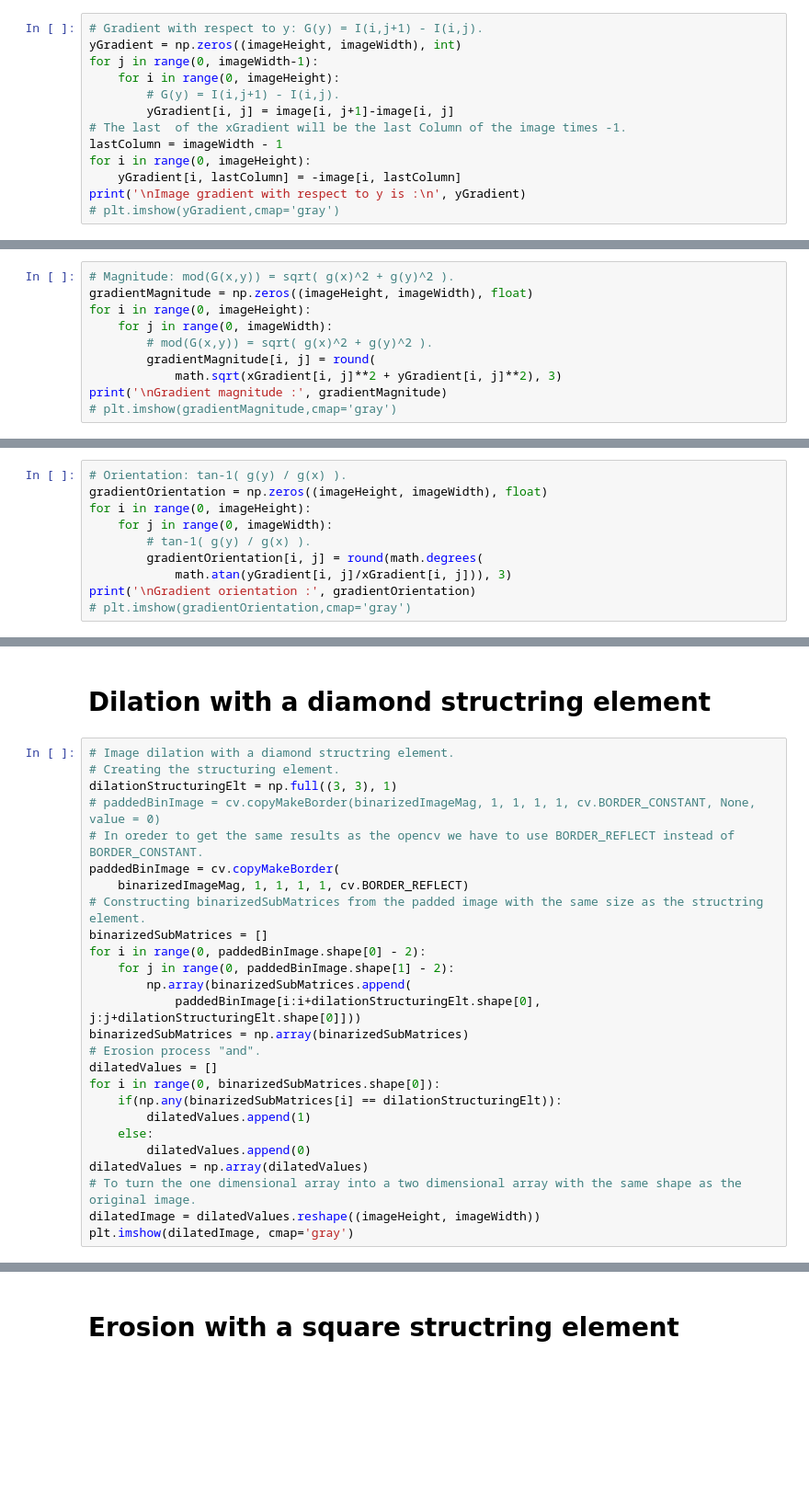
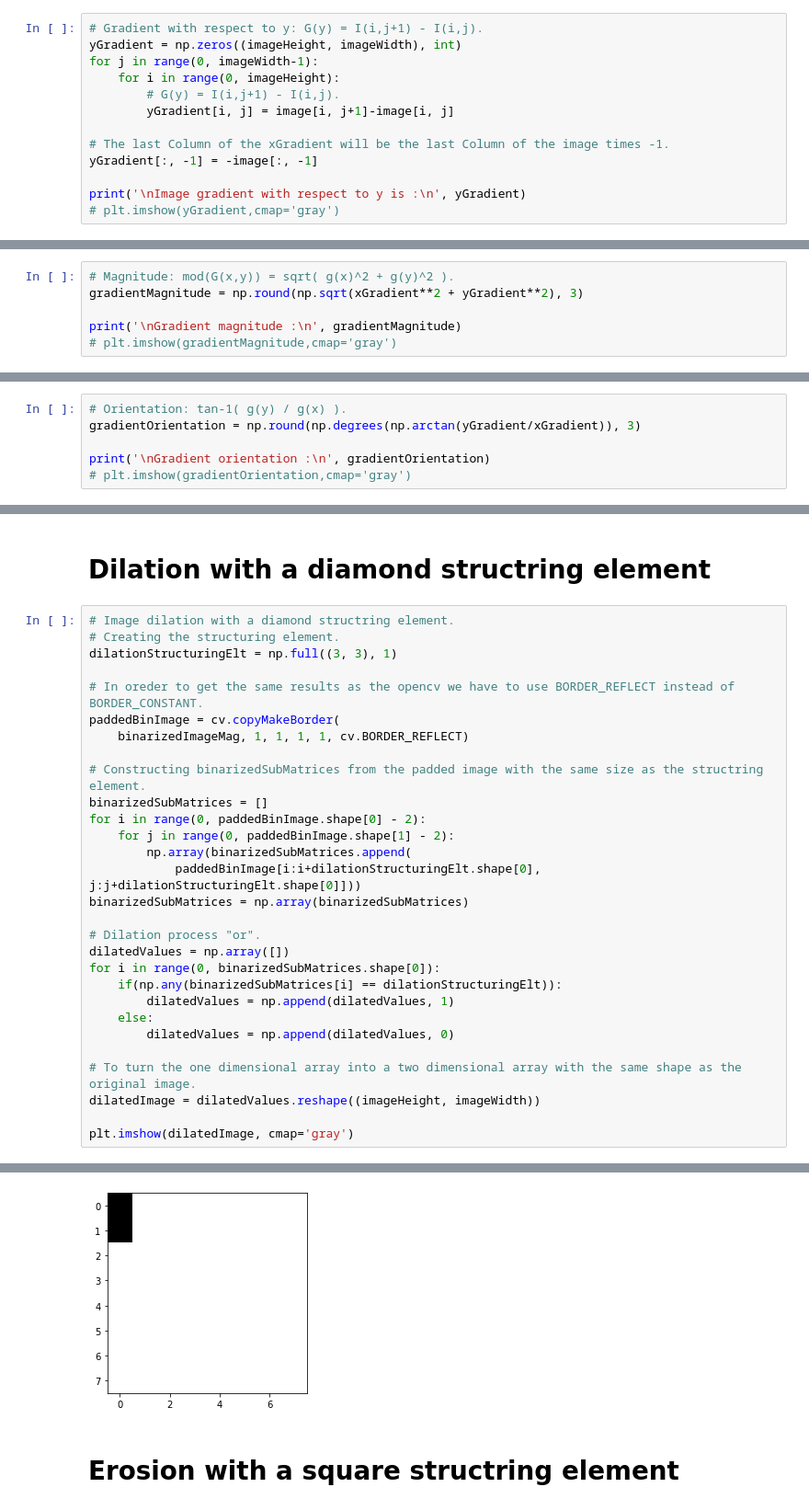
Before and after one commit to imadBO/Digital-Image-Processing, a Jupyter notebook: TP3/derivative_filtring.ipynb, the cells around one changed output, grey strips where cells are left out. Shown: that part at 92% size. Saved outputs shown, nothing was run; the diff lists cells and outputs as text; blank space fills up the shorter version.

```diff
--- a/TP3/derivative_filtring.ipynb
+++ b/TP3/derivative_filtring.ipynb
@@ -144,9 +95,9 @@ for j in range(0, imageWidth-1):
     for i in range(0, imageHeight):
         # G(y) = I(i,j+1) - I(i,j).
         yGradient[i, j] = image[i, j+1]-image[i, j]
-# The last  of the xGradient will be the last Column of the image times -1.
-lastColumn = imageWidth - 1
-for i in range(0, imageHeight):
-    yGradient[i, lastColumn] = -image[i, lastColumn]
+
+# The last Column of the xGradient will be the last Column of the image times -1.
+yGradient[:, -1] = -image[:, -1]
+
 print('\nImage gradient with respect to y is :\n', yGradient)
 # plt.imshow(yGradient,cmap='gray')
@@ -154,11 +115,7 @@ print('\nImage gradient with respect to y is :\n', yGradient)
 Gradient magnitude $Mod(G(i,j)) = \sqrt{(G_x(i,j)^2+G_y(j,j)^2} $
 # %%
 # Magnitude: mod(G(x,y)) = sqrt( g(x)^2 + g(y)^2 ).
-gradientMagnitude = np.zeros((imageHeight, imageWidth), float)
-for i in range(0, imageHeight):
-    for j in range(0, imageWidth):
-        # mod(G(x,y)) = sqrt( g(x)^2 + g(y)^2 ).
-        gradientMagnitude[i, j] = round(
-            math.sqrt(xGradient[i, j]**2 + yGradient[i, j]**2), 3)
-print('\nGradient magnitude :', gradientMagnitude)
+gradientMagnitude = np.round(np.sqrt(xGradient**2 + yGradient**2), 3)
+
+print('\nGradient magnitude :\n', gradientMagnitude)
 # plt.imshow(gradientMagnitude,cmap='gray')
@@ -166,11 +133,7 @@ print('\nGradient magnitude :', gradientMagnitude)
 Gradient orientation $\theta = tan^{-1}\left( \frac{G_y(i,j) }{G_x(j,j)}\right) $  :
 # %%
 # Orientation: tan-1( g(y) / g(x) ).
-gradientOrientation = np.zeros((imageHeight, imageWidth), float)
-for i in range(0, imageHeight):
-    for j in range(0, imageWidth):
-        # tan-1( g(y) / g(x) ).
-        gradientOrientation[i, j] = round(math.degrees(
-            math.atan(yGradient[i, j]/xGradient[i, j])), 3)
-print('\nGradient orientation :', gradientOrientation)
+gradientOrientation = np.round(np.degrees(np.arctan(yGradient/xGradient)), 3)
+
+print('\nGradient orientation :\n', gradientOrientation)
 # plt.imshow(gradientOrientation,cmap='gray')
@@ -212,10 +212,11 @@ plt.subplot(122);plt.title("Gray scale bin");plt.imshow(binarizedImageGra, cmap=
 # Image dilation with a diamond structring element.
 # Creating the structuring element.
 dilationStructuringElt = np.full((3, 3), 1)
-# paddedBinImage = cv.copyMakeBorder(binarizedImageMag, 1, 1, 1, 1, cv.BORDER_CONSTANT, None, value = 0)
+
 # In oreder to get the same results as the opencv we have to use BORDER_REFLECT instead of BORDER_CONSTANT.
 paddedBinImage = cv.copyMakeBorder(
     binarizedImageMag, 1, 1, 1, 1, cv.BORDER_REFLECT)
+
 # Constructing binarizedSubMatrices from the padded image with the same size as the structring element.
 binarizedSubMatrices = []
 for i in range(0, paddedBinImage.shape[0] - 2):
@@ -223,14 +224,17 @@ for i in range(0, paddedBinImage.shape[0] - 2):
         np.array(binarizedSubMatrices.append(
             paddedBinImage[i:i+dilationStructuringElt.shape[0], j:j+dilationStructuringElt.shape[0]]))
 binarizedSubMatrices = np.array(binarizedSubMatrices)
-# Erosion process "and".
-dilatedValues = []
+
+# Dilation process "or".
+dilatedValues = np.array([])
 for i in range(0, binarizedSubMatrices.shape[0]):
     if(np.any(binarizedSubMatrices[i] == dilationStructuringElt)):
-        dilatedValues.append(1)
+        dilatedValues = np.append(dilatedValues, 1)
     else:
-        dilatedValues.append(0)
-dilatedValues = np.array(dilatedValues)
+        dilatedValues = np.append(dilatedValues, 0)
+
 # To turn the one dimensional array into a two dimensional array with the same shape as the original image.
 dilatedImage = dilatedValues.reshape((imageHeight, imageWidth))
+
 plt.imshow(dilatedImage, cmap='gray')
+# %% [output]
@@ -237,3 +242,4 @@ plt.imshow(dilatedImage, cmap='gray')
+[figure, added]
 # %% [markdown]
 # Erosion with a square structring element
 # %%
```
Also changed, not shown: parts of 28 cells of this notebook, 25 other files.
